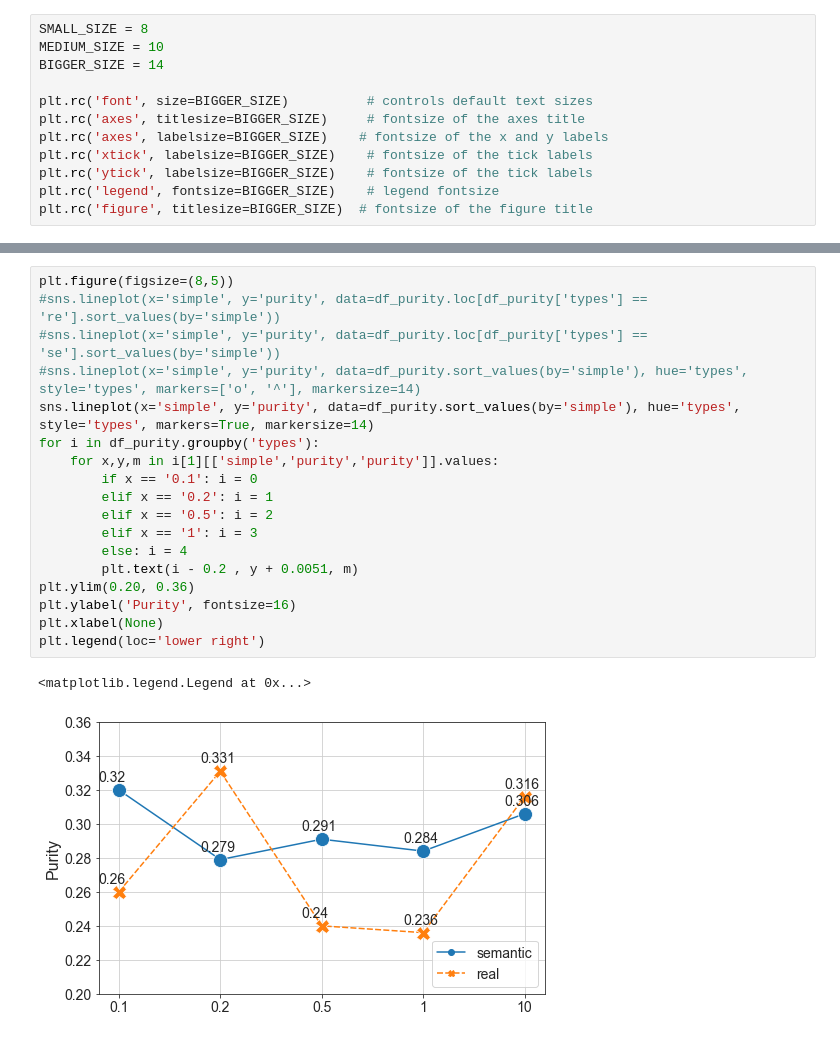
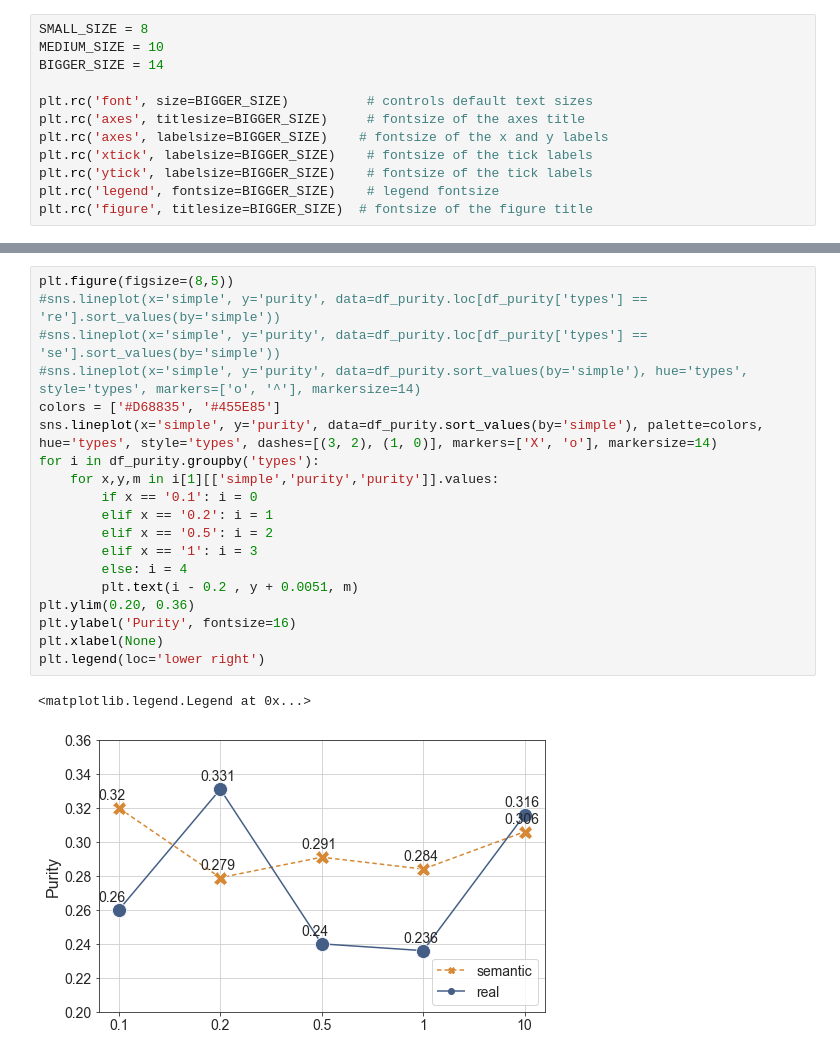
Before and after one commit to hopemini/data_processing, a Jupyter notebook: jideca_params/find_mean.ipynb, the cells around one changed output, grey strips where cells are left out. Drawn from its saved outputs; the diff is of its cells as text.

Commit message:
Update jideca plots

```diff
--- a/jideca_params/find_mean.ipynb
+++ b/jideca_params/find_mean.ipynb
@@ -139,21 +140,22 @@ plt.legend(loc='lower right')
 # %%
 plt.figure(figsize=(8,5))
 #sns.lineplot(x='simple', y='purity', data=df_purity.loc[df_purity['types'] == 're'].sort_values(by='simple'))
 #sns.lineplot(x='simple', y='purity', data=df_purity.loc[df_purity['types'] == 'se'].sort_values(by='simple'))
 #sns.lineplot(x='simple', y='purity', data=df_purity.sort_values(by='simple'), hue='types', style='types', markers=['o', '^'], markersize=14)
-sns.lineplot(x='simple', y='purity', data=df_purity.sort_values(by='simple'), hue='types', style='types', markers=True, markersize=14)
+colors = ['#D68835', '#455E85']
+sns.lineplot(x='simple', y='purity', data=df_purity.sort_values(by='simple'), palette=colors, hue='types', style='types', dashes=[(3, 2), (1, 0)], markers=['X', 'o'], markersize=14)
 for i in df_purity.groupby('types'):
     for x,y,m in i[1][['simple','purity','purity']].values:
         if x == '0.1': i = 0
         elif x == '0.2': i = 1
         elif x == '0.5': i = 2
         elif x == '1': i = 3
         else: i = 4
         plt.text(i - 0.2 , y + 0.0051, m)
 plt.ylim(0.20, 0.36)
 plt.ylabel('Purity', fontsize=16)
 plt.xlabel(None)
 plt.legend(loc='lower right')
 # %% [output]
 <matplotlib.legend.Legend at 0x...>
-[figure, old version]
+[figure, new version]
```
Also changed, not shown: parts of 2 cells of this notebook, 1 other file.
